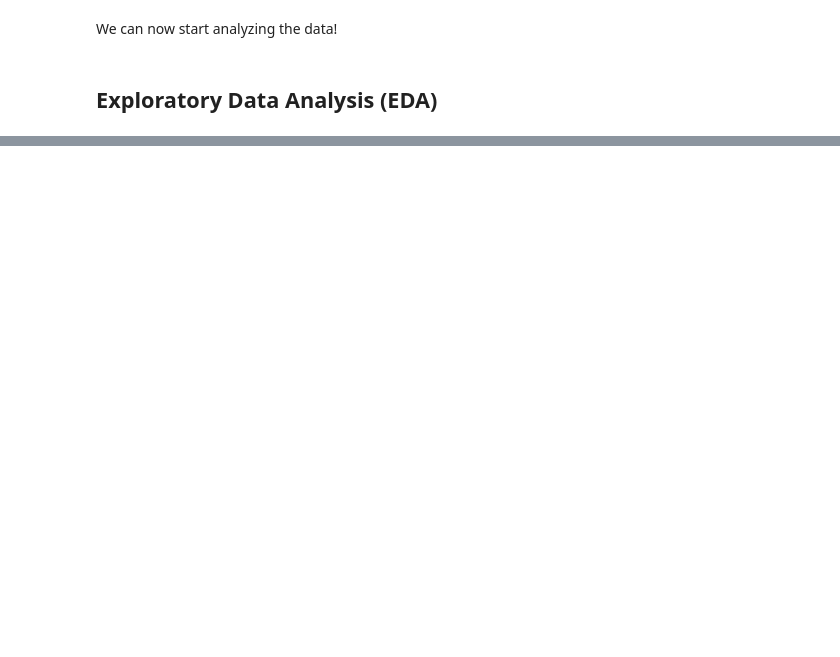
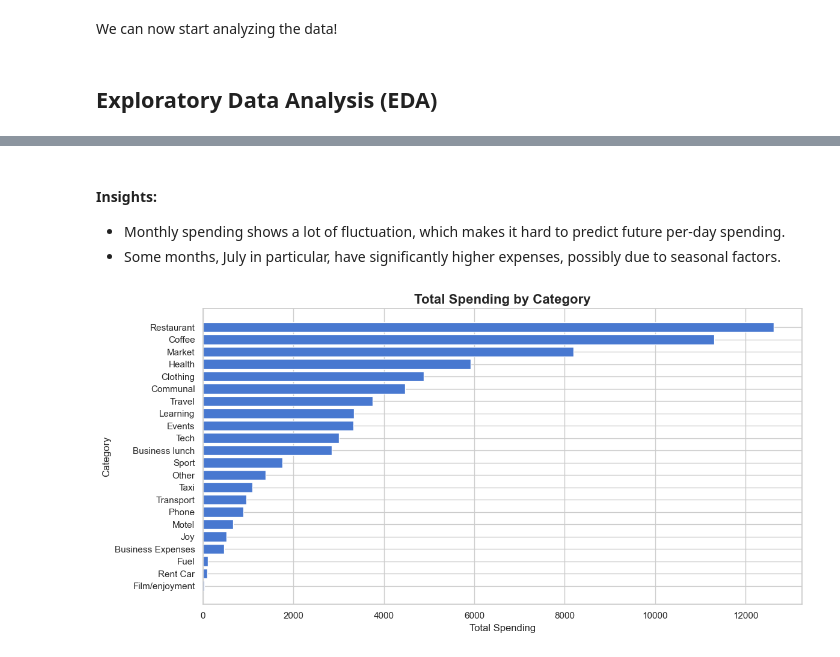
Before and after one commit to AaryanR1508/expense-forecaster, a Jupyter notebook: expense_forecaster.ipynb, the cells around one changed output, grey strips where cells are left out. Saved outputs shown, nothing was run; the diff lists cells and outputs as text; code cells hidden in the pictures; blank space fills up the shorter version.

```diff
--- a/expense_forecaster.ipynb
+++ b/expense_forecaster.ipynb
@@ -132,4 +133,0 @@ We should also scale the amount column for scale sensitive models.
-# %%
-scaler = StandardScaler()
-
-df_numeric['amount'] = scaler.fit_transform(df_numeric[['amount']])
@@ -155,0 +157,29 @@ We can now start analyzing the data!
+# %% [markdown]
+#### Insights:
+- Monthly spending shows a lot of fluctuation, which makes it hard to predict future per-day spending.
+- Some months, July in particular, have significantly higher expenses, possibly due to seasonal factors.
+# %%
+# Plot 2: Category-wise spending
+category_columns = [col for col in df_numeric.columns if col.startswith('category_')]
+category_spending = {}
+
+for col in category_columns:
+    category_name = col.replace('category_', '')
+    total_spent = df_numeric[df_numeric[col] == 1]['amount'].sum()
+    category_spending[category_name] = total_spent
+
+# Sort the categories by spending
+sorted_category_spending = sorted(category_spending.items(), key=lambda item: item[1], reverse=True)
+sorted_categories = [item[0] for item in sorted_category_spending]
+sorted_spending = [item[1] for item in sorted_category_spending]
+
+fig, ax = plt.subplots(figsize=(12, 6))
+ax.barh(sorted_categories, sorted_spending)
+ax.set_title('Total Spending by Category', fontsize=16, fontweight='bold')
+ax.set_xlabel('Total Spending', fontsize=12)
+ax.set_ylabel('Category', fontsize=12)
+ax.invert_yaxis()  # To display the highest spending at the top
+plt.tight_layout()
+plt.show()
+# %% [output]
+[figure, added]
```
Also changed, not shown: parts of 15 cells of this notebook, 3 other files.
